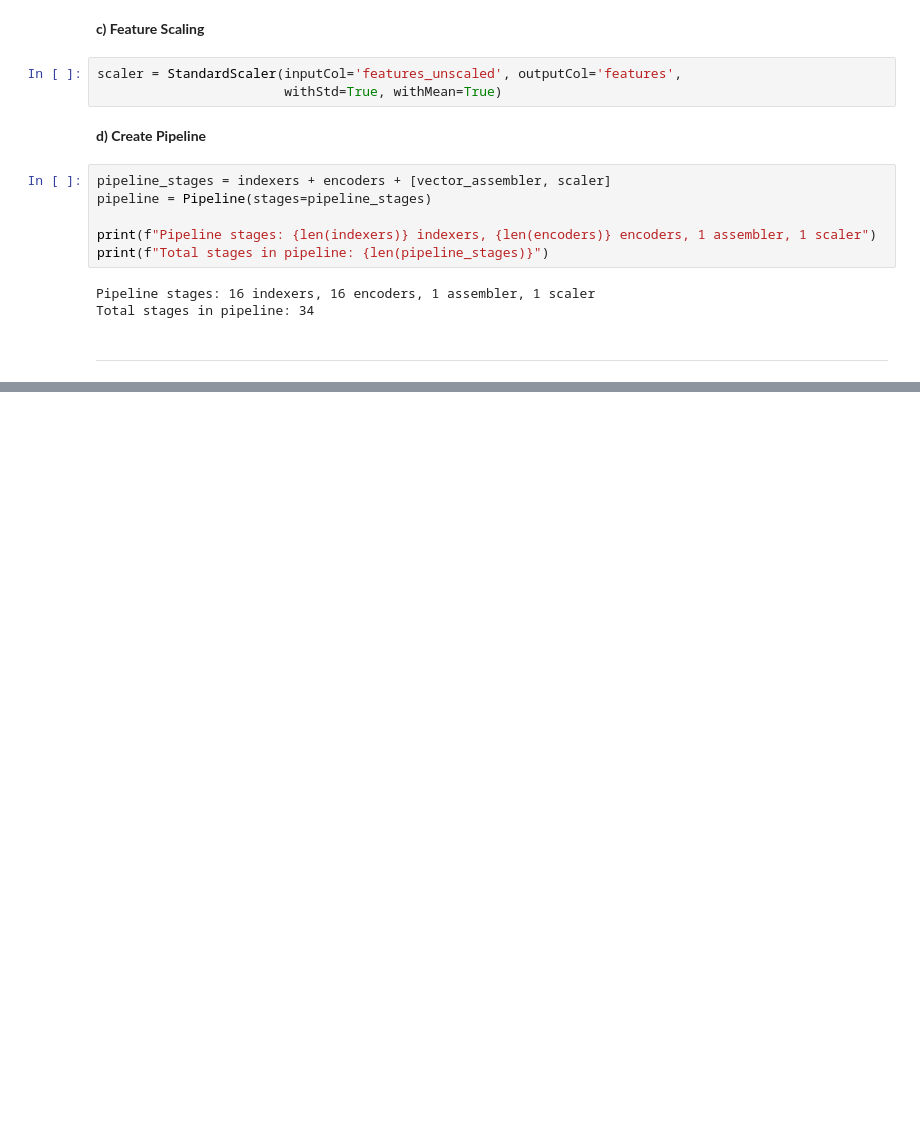
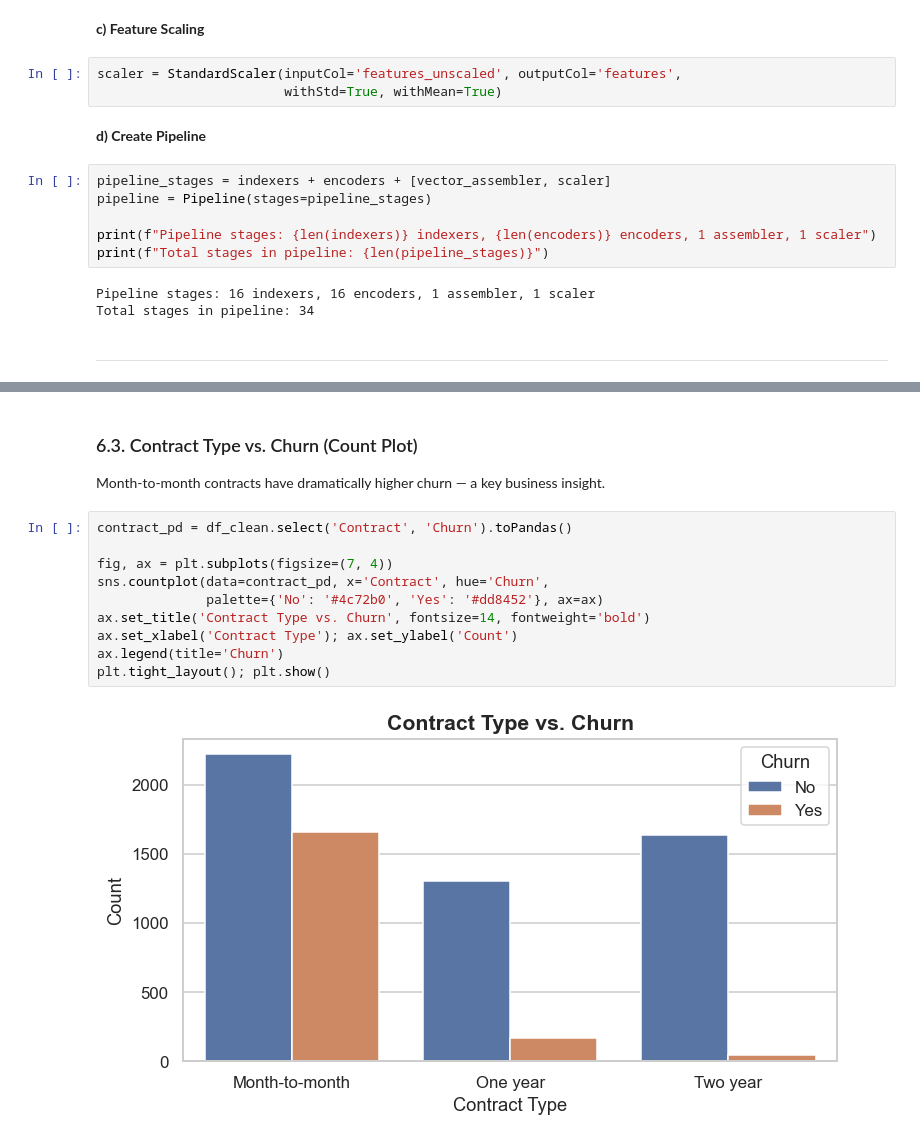
Before and after one commit to truongtan29602/customer-churn-sparkml, a Jupyter notebook: customer_churn_pipeline_run.ipynb, the cells around one changed output, grey strips where cells are left out. Saved outputs shown, nothing was run; the diff lists cells and outputs as text; blank space fills up the shorter version.

```diff
--- a/customer_churn_pipeline_run.ipynb
+++ b/customer_churn_pipeline_run.ipynb
@@ -477,0 +906,16 @@ spark.stop()
+# %% [markdown]
+### 6.3. Contract Type vs. Churn (Count Plot)
+
+Month-to-month contracts have dramatically higher churn — a key business insight.
+# %%
+contract_pd = df_clean.select('Contract', 'Churn').toPandas()
+
+fig, ax = plt.subplots(figsize=(7, 4))
+sns.countplot(data=contract_pd, x='Contract', hue='Churn',
+              palette={'No': '#4c72b0', 'Yes': '#dd8452'}, ax=ax)
+ax.set_title('Contract Type vs. Churn', fontsize=14, fontweight='bold')
+ax.set_xlabel('Contract Type'); ax.set_ylabel('Count')
+ax.legend(title='Churn')
+plt.tight_layout(); plt.show()
+# %% [output]
+[figure, added]
```
Also changed, not shown: parts of 66 cells of this notebook, 1 other file.
